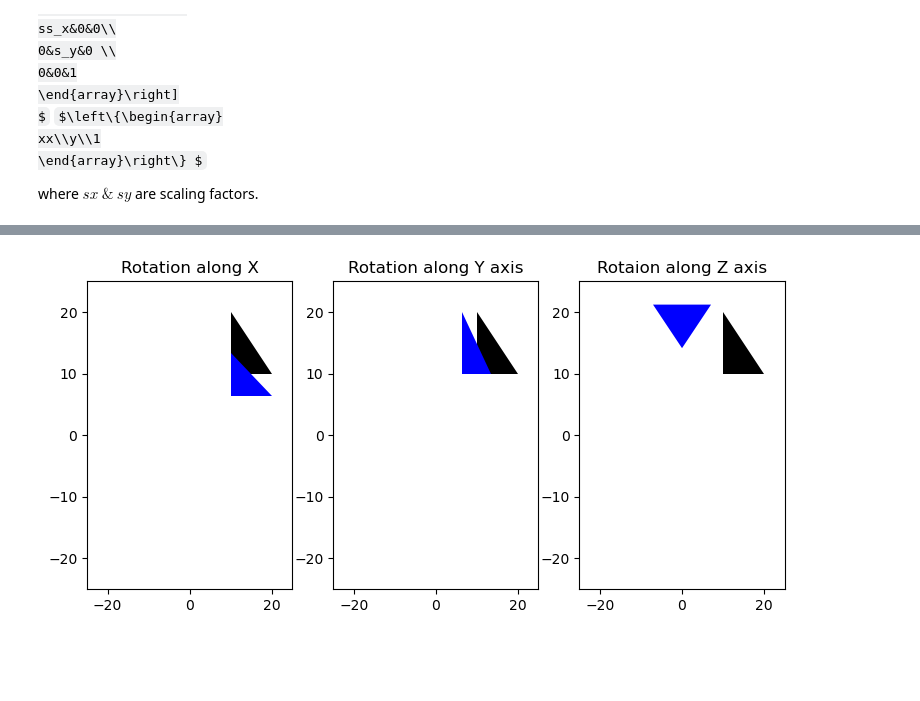
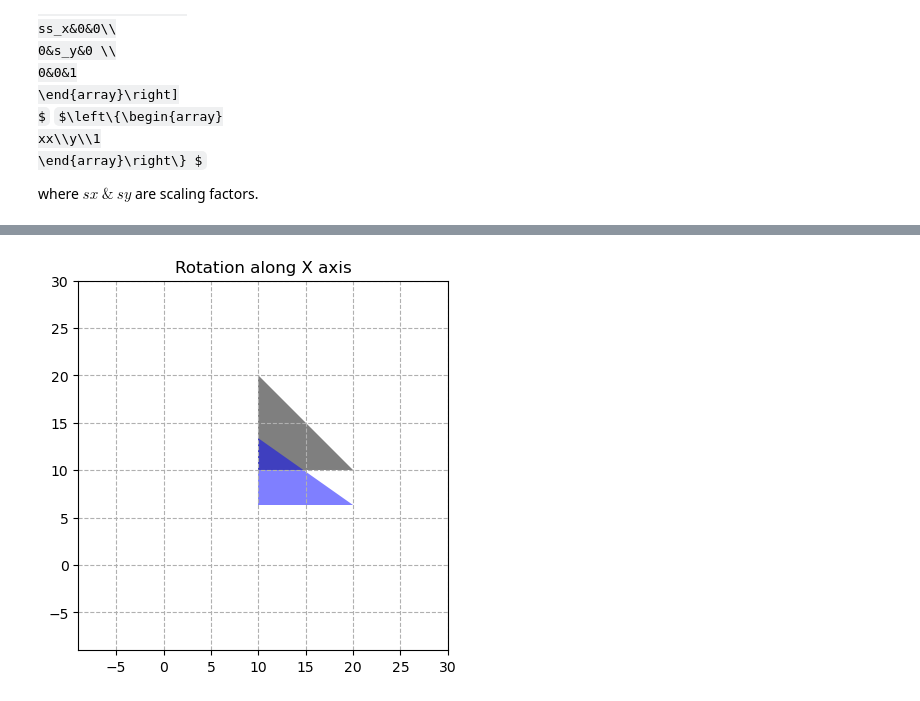
Before and after one commit to glitterB/its-math, a Jupyter notebook: src/geometric_transformations.ipynb, the cells around one changed output, grey strips where cells are left out. Drawn from its saved outputs; the diff is of its cells as text; code cells hidden in the pictures; some formulas as TeX source; blank space fills up the shorter version.

```diff
--- a/src/geometric_transformations.ipynb
+++ b/src/geometric_transformations.ipynb
@@ -117,14 +123,6 @@ def scale(p,sx=1,sy=1):
 
     return scale@p
 
-y_t = scale(p,sx=2,sy=1.5)
-p_t = Polygon(y_t[:len(y_t)-1,:].T, facecolor = 'b')
-
-fig,ax = plt.subplots()
-ax.add_patch(Polygon(p[:len(p)-1,:].T, facecolor = 'k'))
-ax.add_patch(p_t)
-ax.set_xlim([0,50])
-ax.set_ylim([0,35])
-ax.set_title("Scale")
-plt.show()
+p_trans = scale(p, 2, 2)
+plot_trans(p, p_trans,"Scale")
 # %% [output]
@@ -304,55 +291,31 @@ $\left\{\begin{array}
 xx\\y\\1
 \end{array}\right\} $
 # %%
-def rotate(p,x=False,y=False,z=True,ang=45):
+def rotate(p,ax, ang):
 
     t=ang*(np.pi/180) #angle of rotation (deg)
-    if x:
 
-        rotation_x = np.array([[1,0,0],
-                               [0,np.cos(t),-np.sin(t)],
-                                [0,np.sin(t),np.cos(t)]])
-        return rotation_x@p
+    if ax=="x":
 
-    if y:
-        rotation_y = np.array([[np.cos(t),0,-np.sin(t)],
-                           [0,1,0],
-                            [np.sin(t),0,np.cos(t)]])
-        return rotation_y@p
+        R = np.array([
+            [1,0,0],
+            [0,np.cos(t),-np.sin(t)],
+            [0,np.sin(t),np.cos(t)]])
 
-    if z:
-        rotation_z = np.array([[np.cos(t),-np.sin(t),0],
-                            [np.sin(t),np.cos(t),0],
-                            [0,0,1]])
-        return rotation_z@p
+    elif ax=="y":
+        R = np.array([
+            [np.cos(t),0,np.sin(t)],
+            [0,1,0],
+            [-np.sin(t),0,np.cos(t)]])
+
+    elif ax=="z":
+        R = np.array([
+                    [np.cos(t),-np.sin(t),0],
+                    [np.sin(t),np.cos(t),0],
+                    [0,0,1]])
+    return R@p
 #X
-y_t = rotate(p,x=True)
-p_t = Polygon(y_t[:len(y_t)-1,:].T, facecolor = 'b')
-fig,ax = plt.subplots(1,3,figsize=[9,4])
-ax[0].add_patch(Polygon(p[:len(p)-1,:].T, facecolor = 'k'))
-ax[0].add_patch(p_t)
-ax[0].set_xlim([-25,25])
-ax[0].set_ylim([-25,25])
-ax[0].set_title("Rotation along X")
-
-#Y
-y_t = rotate(p,y=True)
-p_t = Polygon(y_t[:len(y_t)-1,:].T, facecolor = 'b')
-ax[1].add_patch(Polygon(p[:len(p)-1,:].T, facecolor = 'k'))
-ax[1].add_patch(p_t)
-ax[1].set_xlim([-25,25])
-ax[1].set_ylim([-25,25])
-ax[1].set_title("Rotation along Y axis")
-
-#Z
-y_t = rotate(p)
-p_t = Polygon(y_t[:len(y_t)-1,:].T, facecolor = 'b')
-ax[2].add_patch(Polygon(p[:len(p)-1,:].T, facecolor = 'k'))
-ax[2].add_patch(p_t)
-ax[2].set_xlim([-25,25])
-ax[2].set_ylim([-25,25])
-ax[2].set_title("Rotaion along Z axis")
-
-plt.show()
+p_trans = rotate(p,"x",45)
+plot_trans(p, p_trans,"Rotation along X axis")
 # %% [output]
-[figure, old version]
+[figure, new version]
```
Also changed, not shown: parts of 12 cells of this notebook.
